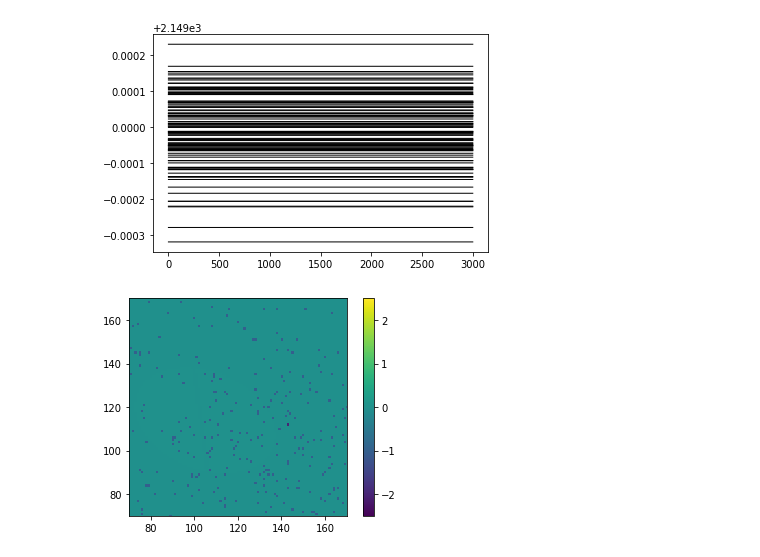
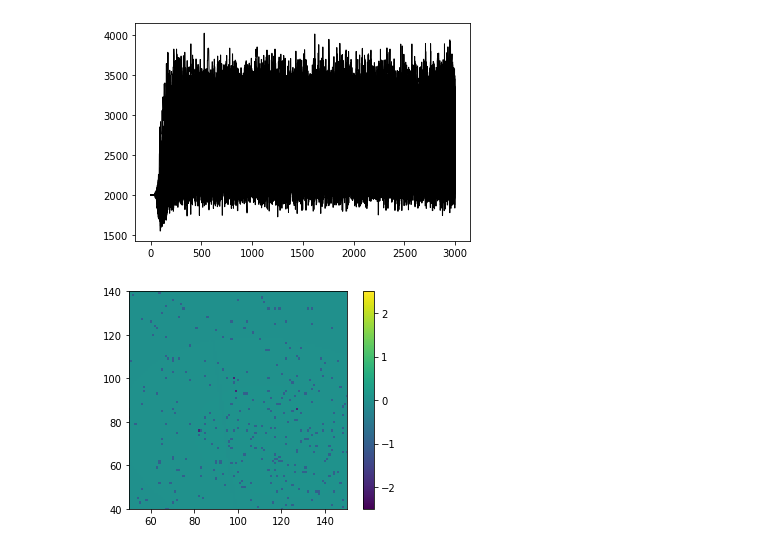
Before and after one commit to hrichstein/photRun0520, a Jupyter notebook: morphology/hor1test.ipynb, the cells around one changed output. Cells and saved outputs as stored; diff of their text form; code cells hidden in the pictures.

```diff
--- a/morphology/hor1test.ipynb
+++ b/morphology/hor1test.ipynb
@@ -120,9 +162,18 @@ plt.imshow(MASK.T,origin='lower')
 # %%
-hor_x0 = 2149
-hor_y0 = 2372
+# hor_x0 = 2149
+# hor_y0 = 2372
+
+# hor_nstar = 400
+# hor_ext = 1.11/60 # degrees
+# hor_ext_pix = 2150
+# hor_ell = 0.33
+# hor_pa = 68
+
+hor_x0 = 3100
+hor_y0 = 2260
 
 hor_nstar = 400
-hor_ext = 1.11/60 # degrees
-hor_ext_pix = 2150
-hor_ell = 0.33
-hor_pa = 68
+hor_ext = 1./60 # degrees
+hor_ext_pix = 2000
+hor_ell = 0.2
+hor_pa = 60
@@ -277,7 +348,7 @@ def lnlike(theta, x, y):
 
     #BREAK THETA UP INTO ERI II AND CLUSTER COMPONENTS
     #IF ONLY ONE COMPONENT IS BEING FIT, THEN THESE LINES ARE NOT NEEDED
-#     theta_hor = theta[:6]
+    theta_hor = theta
 #     theta_cluster = theta[6:]
 
     # Calculate the data counts and model predicted counts in each pixel bin
@@ -291,7 +362,7 @@ def lnlike(theta, x, y):
     # Apply the mask to the data and model. This selects only pixels
     # in the image for calculating the likelihood.
     data_counts_masked = data_counts[IDX]
-#     model_counts_masked = model_counts[IDX]
+    model_counts_masked = model_counts[IDX]
 
     # Evaluate Equation C2 from Drlica-Wagner et al. 2020 (1912.03302; ignore k! term)
     lnlike = np.sum(-model_counts_masked + data_counts_masked * np.log(model_counts_masked))
@@ -312,15 +383,15 @@ def lnprior(theta):
     #TO REMOVE ANY PARAMETER FROM THE FIT, REMOVE IT FROM THE LINE BELOW AND ELIMINATE THE CONSTRAINT FOR IT
 #     rich1,lon1,lat1,ext1,ell1,pa1,rich2,lon2,lat2,ext2,ell2,pa2 = theta[0],theta[1],theta[2],theta[3],theta[4],theta[5],theta[6],theta[7],theta[8],theta[9],theta[10],theta[11]
     rich1,lon1,lat1,ext1,ell1,pa1 = theta[0],theta[1],theta[2],theta[3],theta[4],theta[5]
-    if not (100 < rich1 < 40000):  return np.inf
-    if not (3000 < lon1 < 5000): return np.inf
-    if not (3000 < lat1 < 5000): return np.inf
-    if not (2000 < ext1 < 8000): return np.inf
+    if not (100 < rich1 < 1000):  return np.inf
+    if not (2000 < lon1 < 6000): return np.inf
+    if not (2000 < lat1 < 6000): return np.inf
+    if not (500 < ext1 < 6000): return np.inf
 #     if not (1000 < lon1 < 5000): return np.inf
 #     if not (1000 < lat1 < 5000): return np.inf
 #     if not (1000 < ext1 < 8000): return np.inf
     if not (0.1 < ell1 < 0.9): return np.inf
-    if not (50 < pa1 < 90): return np.inf
+    if not (40 < pa1 < 90): return np.inf
 
 #     if not (200 < rich2 < 1200):  return np.inf
 #     if not (3550 < lon2 < 3850): return np.inf
@@ -373,7 +444,7 @@ results = []
 
 # Initialize and run the mcmc
 print("Running mcmc...")
-ndim, nwalkers = len(THETA), 100
+ndim, nwalkers = len(THETA), 500
 nthreads,nsamples = 16, 3000
 nburn = 1000
 pos = [THETA + 1e-4*np.random.randn(ndim) for i in range(nwalkers)]
@@ -424,7 +495,11 @@ if do_plot:
         fig.savefig("triangle.png")
 
 results = np.rec.array(results,names=['rich','rich_min','rich_max','x','xmin','xmax','y','ymin',\
-        'ymax','hor_ext_fit','hor_ext_min','hor_ext_max','hor_ell_fit','hor_ell_min','hor_ell_max','hor_pa_fit','hor_pa_min','hor_pa_max'])#,'rich_cluster','rich_cluster_min','rich_cluster_max','x_cluster','x_cluster_min','x_cluster_max','y_cluster','y_cluster_min','y_cluster_max','cluster_ext_fit','cluster_ext_min','cluster_ext_max','cluster_ell_fit','cluster_ell_min','cluster_ell_max','cluster_pa_fit','cluster_pa_min','cluster_pa_max'])
+        'ymax','hor_ext_fit','hor_ext_min','hor_ext_max','hor_ell_fit','hor_ell_min','hor_ell_max','hor_pa_fit',\
+        'hor_pa_min','hor_pa_max'])#,'rich_cluster','rich_cluster_min','rich_cluster_max','x_cluster',\
+        #'x_cluster_min','x_cluster_max','y_cluster','y_cluster_min','y_cluster_max','cluster_ext_fit',
+        #'cluster_ext_min','cluster_ext_max','cluster_ell_fit','cluster_ell_min','cluster_ell_max',\
+        #'cluster_pa_fit','cluster_pa_min','cluster_pa_max'])
 
 #numpy.core.records.array; Construct a record array from a wide-variety of objects.
 
@@ -457,14 +517,14 @@ Writing results_b199_s3000.csv ...
 # %%
 for i in range(0,nwalkers-1):
-    plt.plot(sampler.chain[i,:,1],linewidth=1,color='black')
+    plt.plot(sampler.chain[i,:,3],linewidth=1,color='black')
 # %% [output]
-[figure, old version]
+[figure, new version]
 # %%
 #EXAMINE RESIDUALS NEAR THE CENTER OF THE GALAXY
 plt.imshow(model_counts.T*(1-gap_mask.T)-data_counts.T*(1-gap_mask.T),origin="lower")
 plt.colorbar()
-plt.xlim(70,170)
-plt.ylim(70,170)
+plt.xlim(50,150)
+plt.ylim(40,140)
 plt.clim(-2.5,2.5)
 # %% [output]
-[figure, old version]
+[figure, new version]
```
Also changed, not shown: parts of 18 cells of this notebook, 4 other files.
